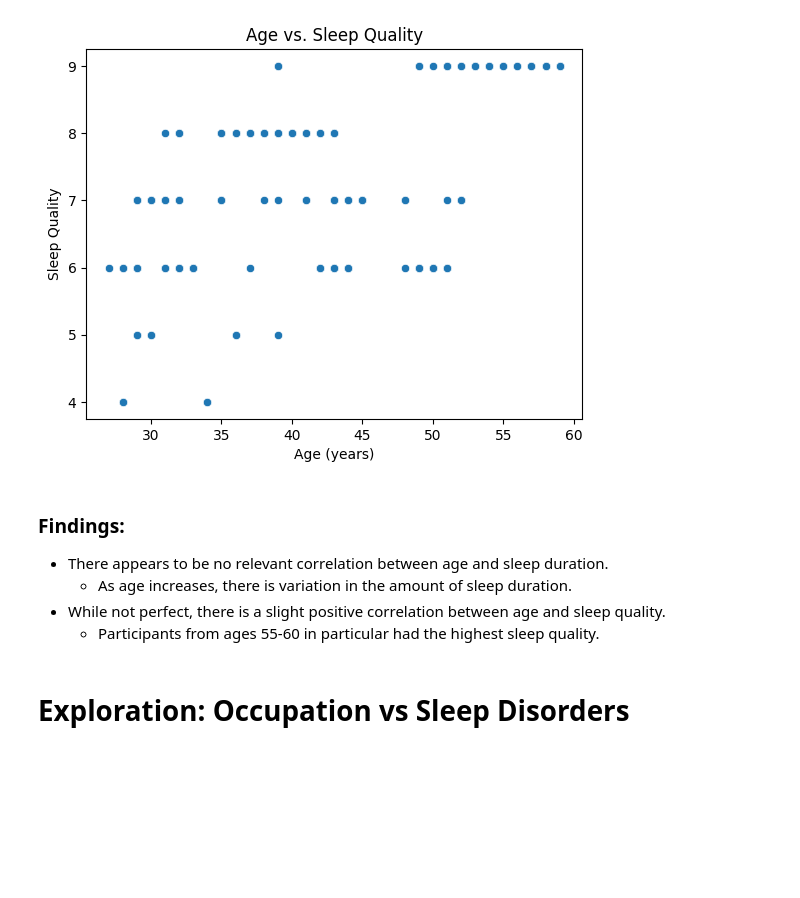
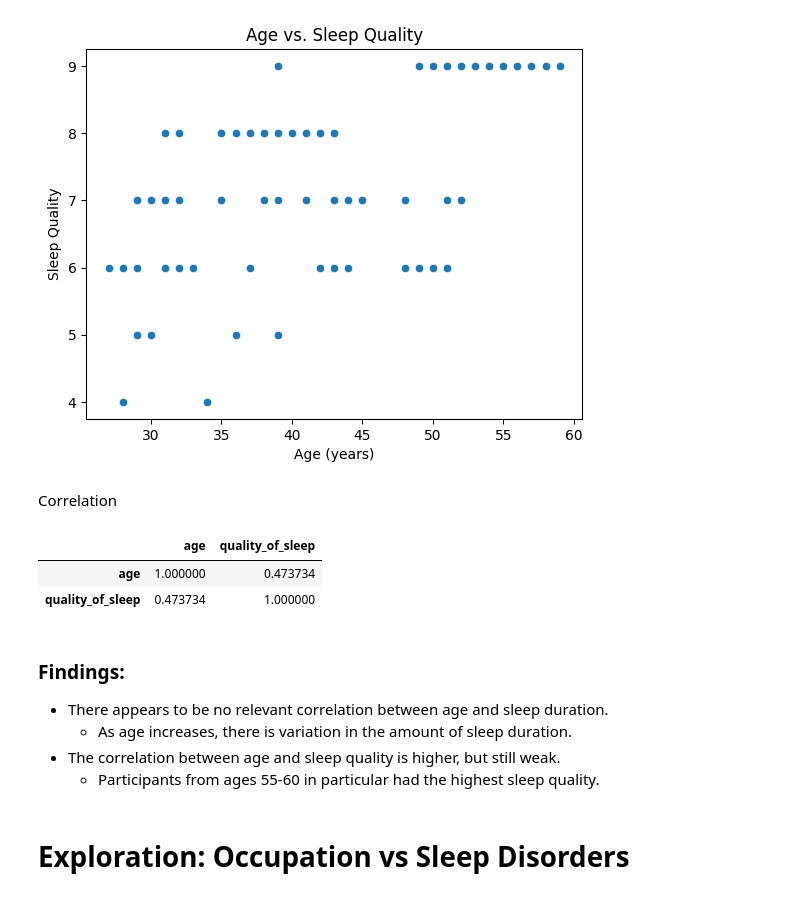
Before and after one commit to shamitsoni/Sleep-Health, a Jupyter notebook: notebooks/analysis.ipynb, the cells around one changed output. Saved outputs shown, nothing was run; the diff lists cells and outputs as text; code cells hidden in the pictures; blank space fills up the shorter version.

```diff
--- a/notebooks/analysis.ipynb
+++ b/notebooks/analysis.ipynb
@@ -63,11 +79,19 @@ plt.title("Age vs. Sleep Quality")
 plt.show()
 # %% [output]
 [figure]
+# %% [markdown]
+Correlation
+# %%
+df[["age", "quality_of_sleep"]].corr()
+# %% [output]
+|  | age | quality_of_sleep |
+| age | 1.000000 | 0.473734 |
+| quality_of_sleep | 0.473734 | 1.000000 |
 # %% [markdown]
 ### Findings:
 - There appears to be no relevant correlation between age and sleep duration.
     - As age increases, there is variation in the amount of sleep duration.
-- While not perfect, there is a slight positive correlation between age and sleep quality.
+- The correlation between age and sleep quality is higher, but still weak.
     - Participants from ages 55-60 in particular had the highest sleep quality.
 # %% [markdown]
 # Exploration: Occupation vs Sleep Disorders
```
Also changed, not shown: parts of 5 cells of this notebook.
